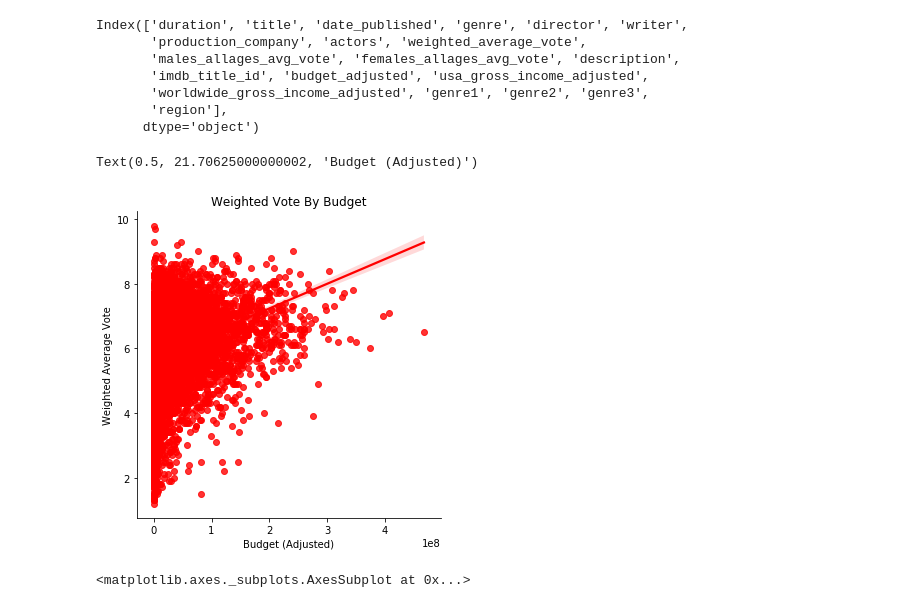
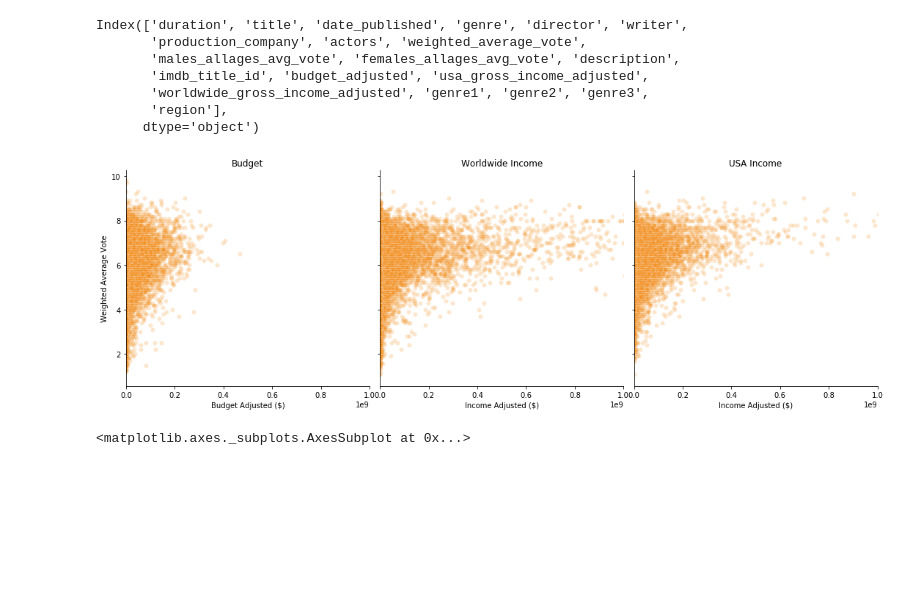
Before and after one commit to Saharae/Final-Project-Group2, a Jupyter notebook: sahara-ensley-individual-project/Code/plotting.ipynb, the cells around one changed output. Drawn from its saved outputs; the diff is of its cells as text; code cells hidden in the pictures; blank space fills up the shorter version.

Commit message:
eda code for plots and stats

```diff
--- a/sahara-ensley-individual-project/Code/plotting.ipynb
+++ b/sahara-ensley-individual-project/Code/plotting.ipynb
@@ -153,13 +216,24 @@ Index(['duration', 'title', 'date_published', 'genre', 'director', 'writer',
        'region'],
       dtype='object')
 # %%
-a = sns.lmplot(data = df, x = 'budget_adjusted', y = 'weighted_average_vote')
-a.figure.axes[0].set_title('Weighted Vote By Budget')
+moneycols = df[['budget_adjusted', 'worldwide_gross_income_adjusted', 'usa_gross_income_adjusted', 'weighted_average_vote']]
+melty = moneycols.melt(id_vars = ['weighted_average_vote'], value_vars = ['budget_adjusted', 'worldwide_gross_income_adjusted', 'usa_gross_income_adjusted'], var_name = ['money'])
+
+a = sns.relplot(data = melty, x = 'value', y = 'weighted_average_vote', col = 'money', color = '#F3880E', kind = 'scatter', alpha = 0.2)
 a.figure.axes[0].set_ylabel('Weighted Average Vote')
-a.figure.axes[0].set_xlabel('Budget (Adjusted)')
+a.figure.axes[0].set_title('Budget')
+a.figure.axes[0].set_xlabel('Budget Adjusted ($)')
+a.figure.axes[0].set_xlim((0,1e9))
+
+a.figure.axes[1].set_title('Worldwide Income')
+a.figure.axes[1].set_xlabel('Income Adjusted ($)')
+
+a.figure.axes[2].set_title('USA Income')
+a.figure.axes[2].set_xlabel('Income Adjusted ($)')
+
+a.figure.savefig('votebymoney.jpeg')
 # %% [output]
-Text(0.5, 21.70625000000002, 'Budget (Adjusted)')
-[figure, old version]
+[figure, new version]
 # %%
 sns.histplot(data = df, x = 'description_n_words')
 # %% [output]
```
Also changed, not shown: parts of 15 cells of this notebook, 2 other files.
